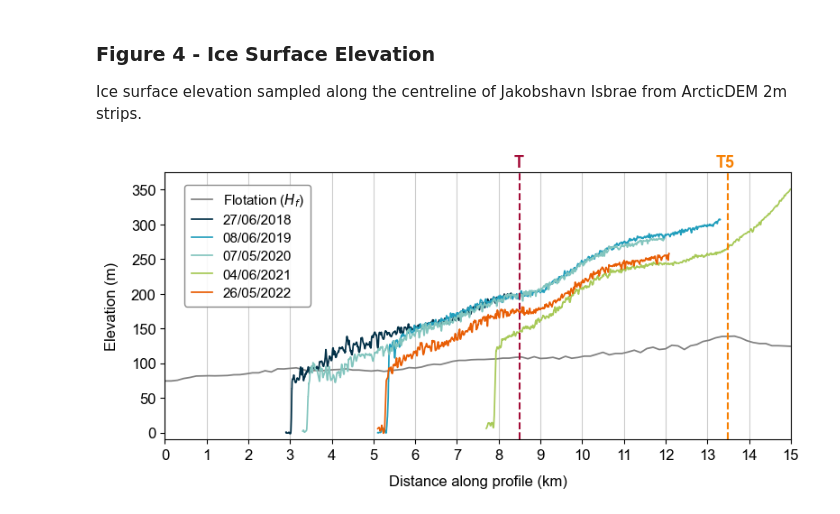
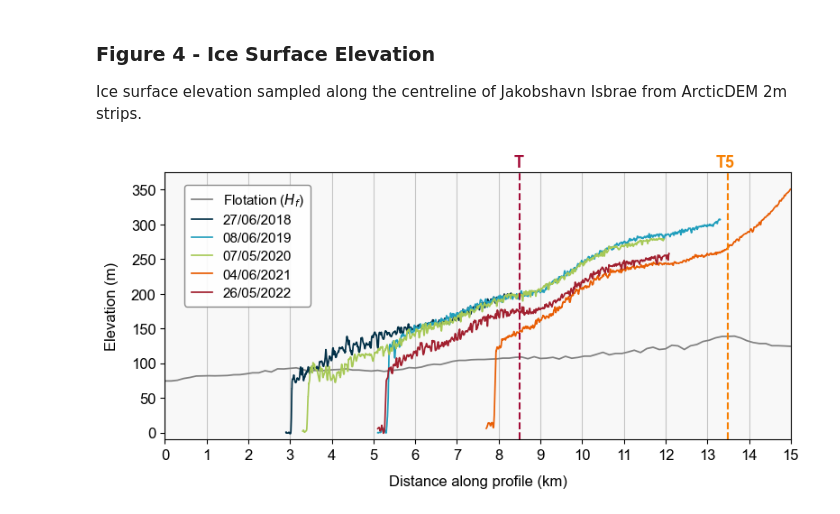
Before and after one commit to hannahpicton/jakobshavn_isbrae, a Jupyter notebook: code/figures/figure_4.ipynb, the cells around one changed output. Saved outputs shown, nothing was run; the diff lists cells and outputs as text; code cells hidden in the pictures.

```diff
--- a/code/figures/figure_4.ipynb
+++ b/code/figures/figure_4.ipynb
@@ -26,9 +26,9 @@ elevation_data_june = elevation_data[selected_columns]
 # Specify exclusion ranges (i.e. areas known to be over the ocean) and colours for each profile
 exclusion_ranges_colours = {'20180627': ((0, 2900), '#023047'),
                             '20190608': ((0, 5100), '#219ebc'),
-                            '20200507': ((0, 3300), '#83c5be'),
-                            '20210604': ((0, 7700), '#a7c957'),
-                            '20220526': ((0, 5100), '#e85d04')}
+                            '20200507': ((0, 3300), '#a7c957'),
+                            '20210604': ((0, 7700), '#e85d04'),
+                            '20220526': ((0, 5100), '#a1202f')}
 # %%
 # Calculate the flotation height along the profile, using BedMachine v5
 bed_machine_data = pd.read_csv('C:/Users/s2451953/Desktop/jakobshavn_elevation_revisions/BedMachine_v5.csv')
@@ -43,32 +43,36 @@ plt.rcParams["font.family"] = "Arial"
 fig, ax = plt.subplots(figsize=(8, 4))
 plt.grid(axis='x', alpha=0.2, linestyle='-', color='black')
 plt.xlabel('Distance along profile (km)', fontsize=12, labelpad=10)
 plt.ylabel('Elevation (m)', fontsize=12, labelpad=10)
 plt.plot(distance_along_profile/1000, flotation_height, color='gray', label=r'Flotation ($H_f$)', linewidth=1.25, linestyle='-')
 
 for column in elevation_data_june.columns:
     if column in exclusion_ranges_colours:
         (start, end), color = exclusion_ranges_colours[column]
         mask = (elevation_data_june.index < start) | (elevation_data_june.index > end)
         filtered_data = elevation_data_june.loc[mask, column]
     else:
         filtered_data = elevation_data_june[column]
         color = 'gray'
     if not filtered_data.empty:
         date_formatted = datetime.strptime(column, '%Y%m%d').strftime('%d/%m/%Y')
         plt.plot(filtered_data.index/1000, filtered_data, label=date_formatted, color=color, linewidth=1.25)
 
 plt.xticks(range(16), fontsize=12)
 plt.yticks(fontsize=12)
 plt.axvline(x=8.5, color='#a30b37', linestyle='--', ymin=0, ymax=1) # Add vertical line to indicate the location of T
 plt.axvline(x=13.5, color='#f77f00', linestyle='--', ymin=0, ymax=1)  # Add vertical line to indicate the location of T5
 ax.annotate("T", xy=(0.558, 1.02), xycoords="axes fraction", fontsize=13, color="#a30b37", weight="bold") # Label T
 ax.annotate("T5", xy=(0.88, 1.02), xycoords="axes fraction", fontsize=13, color="#f77f00", weight="bold") # Label T5
 
 plt.xlim(0, 15)
 plt.ylim(-10, 375)
 plt.legend(fontsize=11, loc='upper left', bbox_to_anchor=(0.02, 0.98), framealpha=0.9, edgecolor='gray', fancybox=True, markerscale=2, handlelength=1.5, borderpad=0.5, labelspacing=0.4)
 plt.tight_layout()
-plt.savefig('R:/JAKOBSHAVN/CODE/github/jakobshavn_isbrae/figures/figure_4.png', dpi=300)
+
+light_gray = '#f8f8f8'
+ax.set_facecolor(light_gray)
+
+#plt.savefig('R:/JAKOBSHAVN/CODE/github/jakobshavn_isbrae/figures/figure_4.png', dpi=300)
 # %% [output]
-[figure, old version]
+[figure, new version]
```
Also changed, not shown: 1 other file.
